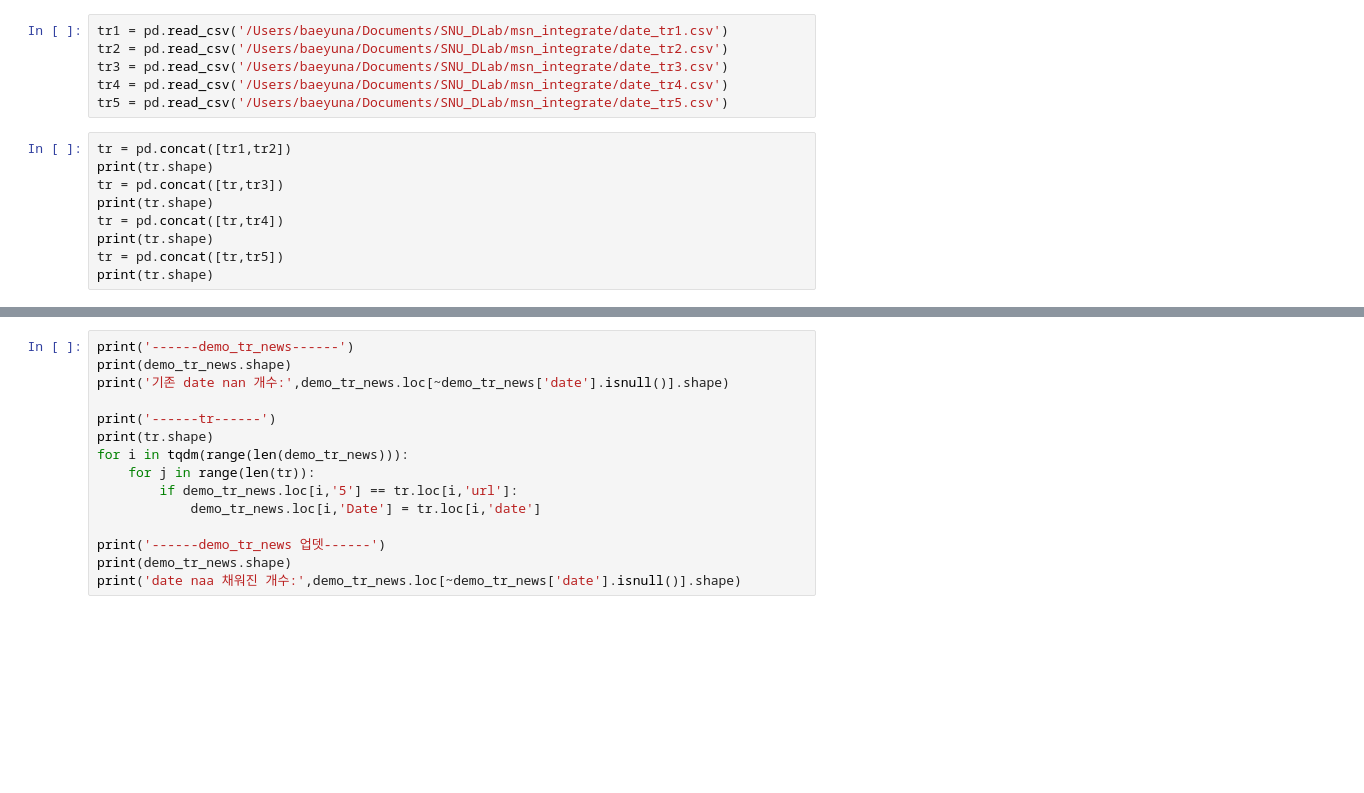
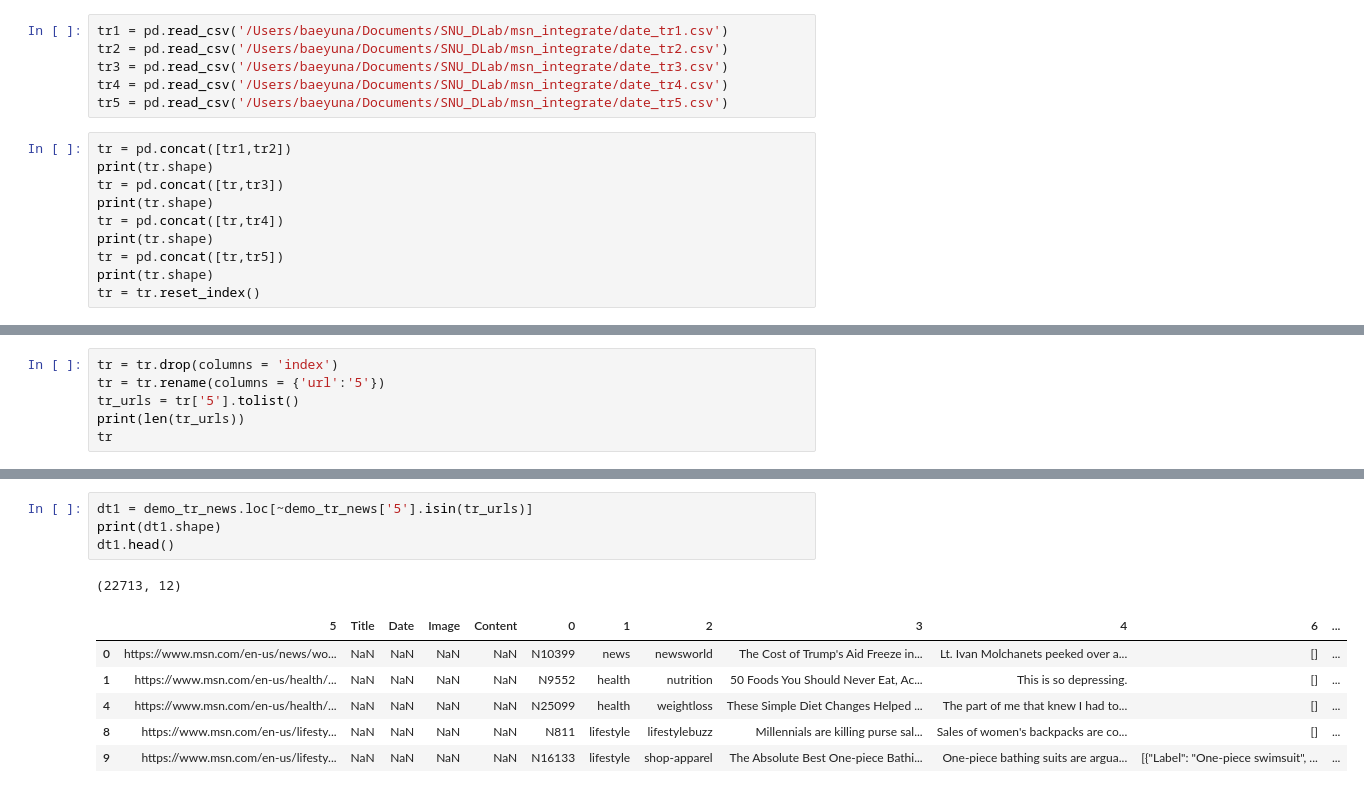
Before and after one commit to baebae-dev/SNU_DLab, a Jupyter notebook: msn_integrate/integrated_news.tr.ipynb, the cells around one changed output, grey strips where cells are left out. Cells and saved outputs as stored; diff of their text form; blank space fills up the shorter version.

```diff
--- a/msn_integrate/integrated_news.tr.ipynb
+++ b/msn_integrate/integrated_news.tr.ipynb
@@ -16,3 +16,4 @@ tr = pd.concat([tr,tr4])
 print(tr.shape)
 tr = pd.concat([tr,tr5])
 print(tr.shape)
+tr = tr.reset_index()
@@ -18,0 +29,6 @@ print(tr.shape)
+# %%
+tr = tr.drop(columns = 'index')
+tr = tr.rename(columns = {'url':'5'})
+tr_urls = tr['5'].tolist()
+print(len(tr_urls))
+tr
@@ -26,18 +57,15 @@ demo_tr_news.head()
 | 2 | https://www.msn.com/en-us/health/... | Michigan apple recall: Nearly 2,3... | NaN | //static-entertainment-eas-s-msn-... | \n\n\n\n\n\n© North Bay Produce\n... | N15322 | health | health-news | Michigan apple recall: Nearly 2,3... | A Michigan produce company has re... | [{"Label": "Michigan", "Type": "G... | ... |
 | 3 | https://www.msn.com/en-us/lifesty... | Every outfit Duchess Kate has wor... | NaN | //static-entertainment-eas-s-msn-... | Duchess Kate rarely puts a foot w... | N25192 | lifestyle | lifestyleroyals | Every outfit Duchess Kate has wor... | See Kate Middleton's style choice... | [] | ... |
 | 4 | https://www.msn.com/en-us/health/... | NaN | NaN | NaN | NaN | N25099 | health | weightloss | These Simple Diet Changes Helped ... | The part of me that knew I had to... | [] | ... |
-# %%
-print('------demo_tr_news------')
-print(demo_tr_news.shape)
-print('기존 date nan 개수:',demo_tr_news.loc[~demo_tr_news['date'].isnull()].shape)
-
-print('------tr------')
-print(tr.shape)
-for i in tqdm(range(len(demo_tr_news))):
-    for j in range(len(tr)):
-        if demo_tr_news.loc[i,'5'] == tr.loc[i,'url']:
-            demo_tr_news.loc[i,'Date'] = tr.loc[i,'date']
-
-print('------demo_tr_news 업뎃------')
-print(demo_tr_news.shape)
-print('date naa 채워진 개수:',demo_tr_news.loc[~demo_tr_news['date'].isnull()].shape)
+# %%
+dt1 = demo_tr_news.loc[~demo_tr_news['5'].isin(tr_urls)]
+print(dt1.shape)
+dt1.head()
+# %% [output]
+(22713, 12)
+|  | 5 | Title | Date | Image | Content | 0 | 1 | 2 | 3 | 4 | 6 | ... |
+| 0 | https://www.msn.com/en-us/news/wo... | NaN | NaN | NaN | NaN | N10399 | news | newsworld | The Cost of Trump's Aid Freeze in... | Lt. Ivan Molchanets peeked over a... | [] | ... |
+| 1 | https://www.msn.com/en-us/health/... | NaN | NaN | NaN | NaN | N9552 | health | nutrition | 50 Foods You Should Never Eat, Ac... | This is so depressing. | [] | ... |
+| 4 | https://www.msn.com/en-us/health/... | NaN | NaN | NaN | NaN | N25099 | health | weightloss | These Simple Diet Changes Helped ... | The part of me that knew I had to... | [] | ... |
+| 8 | https://www.msn.com/en-us/lifesty... | NaN | NaN | NaN | NaN | N811 | lifestyle | lifestylebuzz | Millennials are killing purse sal... | Sales of women's backpacks are co... | [] | ... |
+| 9 | https://www.msn.com/en-us/lifesty... | NaN | NaN | NaN | NaN | N16133 | lifestyle | shop-apparel | The Absolute Best One-piece Bathi... | One-piece bathing suits are argua... | [{"Label": "One-piece swimsuit", ... | ... |
```
Also changed, not shown: parts of 7 cells of this notebook, 2 other files.
